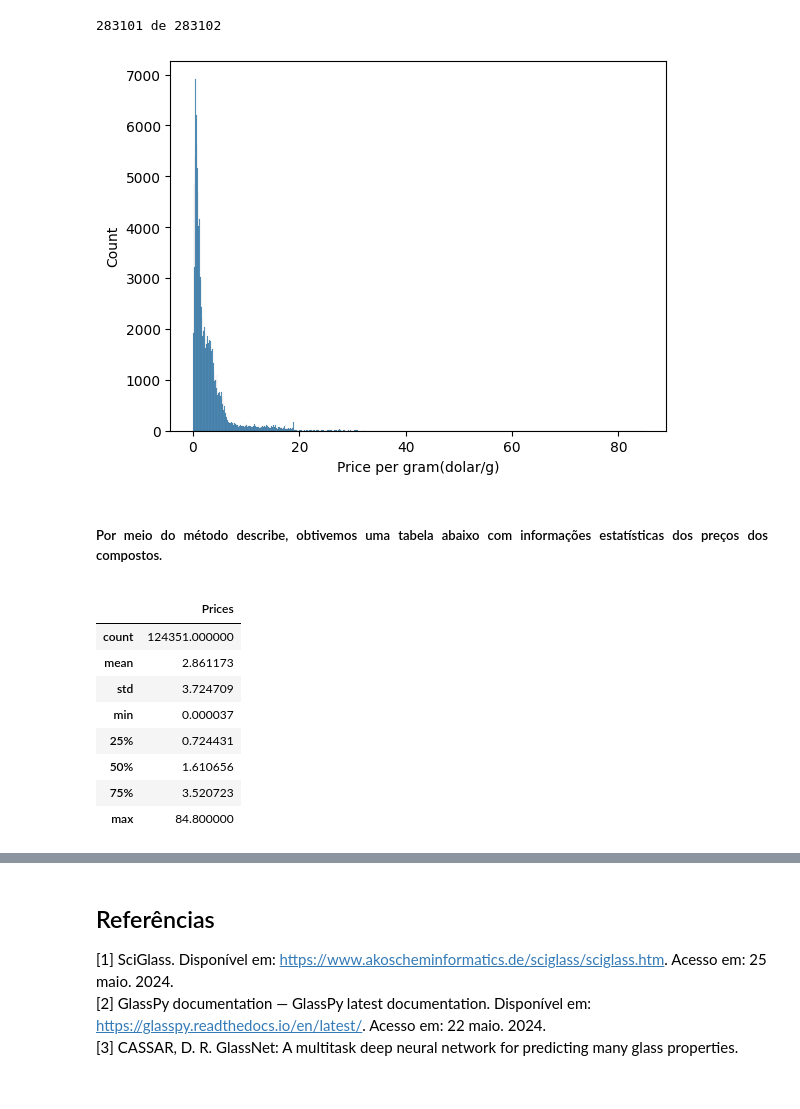
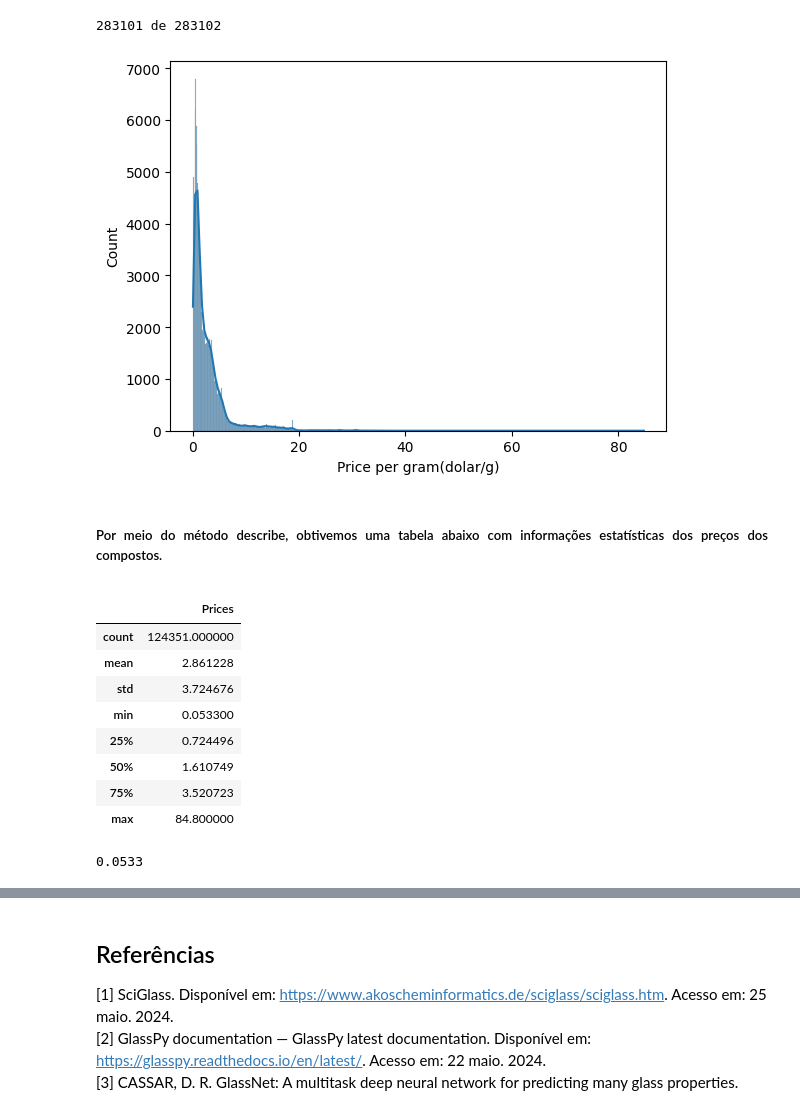
Before and after one commit to diogoplcarvalho/GlassNet_genetic_algorithms, a Jupyter notebook: analise_exploratoria/Analise_exploratoria.ipynb, the cells around one changed output, grey strips where cells are left out. Cells and saved outputs as stored; diff of their text form; code cells hidden in the pictures.

```diff
--- a/analise_exploratoria/Analise_exploratoria.ipynb
+++ b/analise_exploratoria/Analise_exploratoria.ipynb
@@ -371,33 +371,41 @@ prices.head(5)
 glassnet_with_same_compounds = df_compounds[prices['Oxide Coumpounds'].tolist()]
 lines = len(glassnet_with_same_compounds['Ag2CO3'])
 all_prices_glassnet = []
+made_by = []
 for i in range(lines):
    print(f'{i} de {lines}',end='\r')
    if sum(glassnet_with_same_compounds.iloc[i]) ==1:
       all_prices_per_gram = np.array(prices['Price per gram(dolar/gram)'].tolist())
+      made_by.append(glassnet_with_same_compounds.iloc[i])
       value = sum(np.array(glassnet_with_same_compounds.iloc[i])*all_prices_per_gram)
       all_prices_glassnet.append(value)
 # %% [output]
 283101 de 283102
 # %%
-sns.histplot(all_prices_glassnet)
+sns.histplot(all_prices_glassnet, kde=True)
 plt.xlabel('Price per gram(dolar/g)')
 plt.show()
 # %% [output]
-[figure, old version]
+[figure, new version]
 # %% [markdown]
 <h5><p align = 'justify'>Por meio do método describe, obtivemos uma tabela abaixo com informações estatísticas dos preços dos compostos.  </h5></p>
 # %%
 glass_prices = pd.DataFrame()
 glass_prices['Prices'] = all_prices_glassnet
+glass_prices['Composition'] = made_by
 glass_prices.describe()
 # %% [output]
 |  | Prices |
 | count | 124351.000000 |
-| mean | 2.861173 |
-| std | 3.724709 |
-| min | 0.000037 |
-| 25% | 0.724431 |
-| 50% | 1.610656 |
+| mean | 2.861228 |
+| std | 3.724676 |
+| min | 0.053300 |
+| 25% | 0.724496 |
+| 50% | 1.610749 |
 | 75% | 3.520723 |
 | max | 84.800000 |
+# %%
+min_index = glass_prices['Prices'].idxmin()
+glass_prices['Prices'][min_index]
+# %% [output]
+0.0533
```
Also changed, not shown: parts of 2 cells of this notebook.
